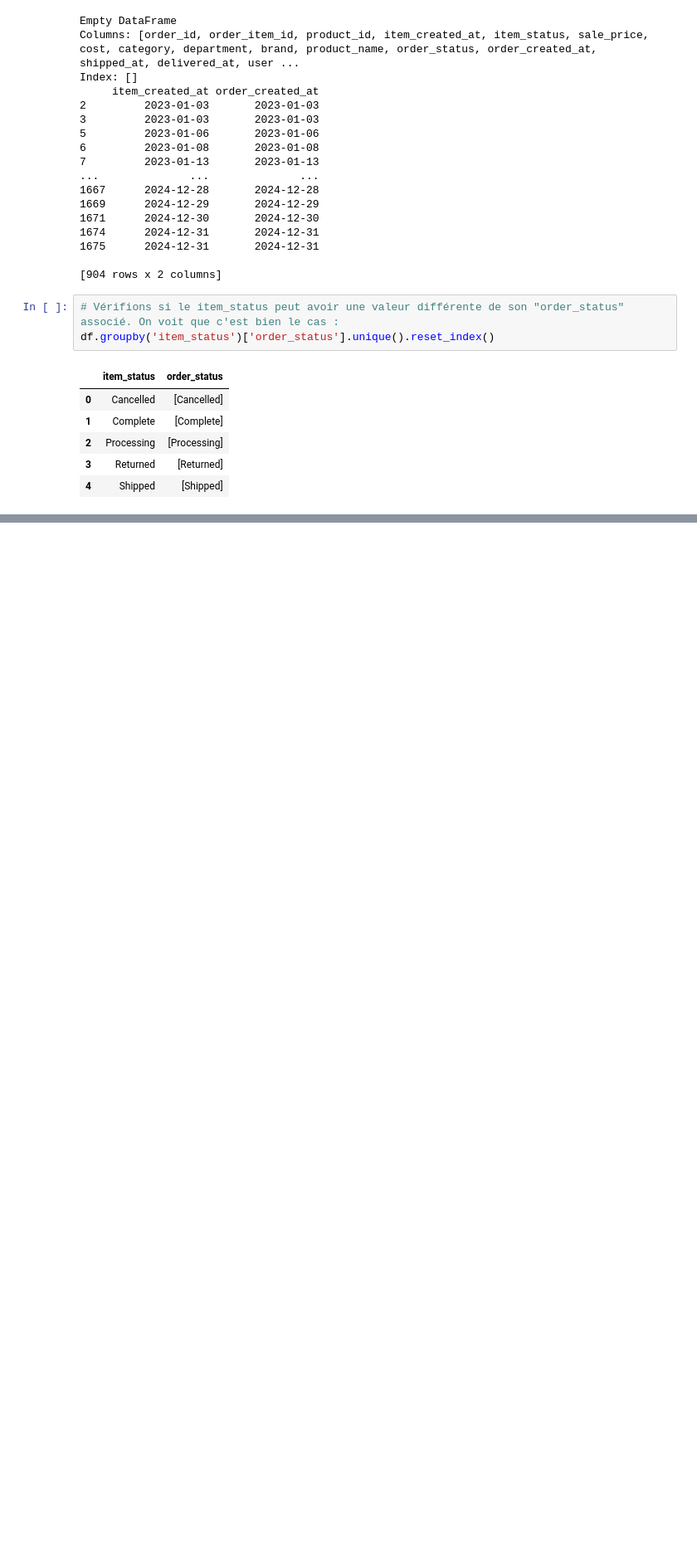
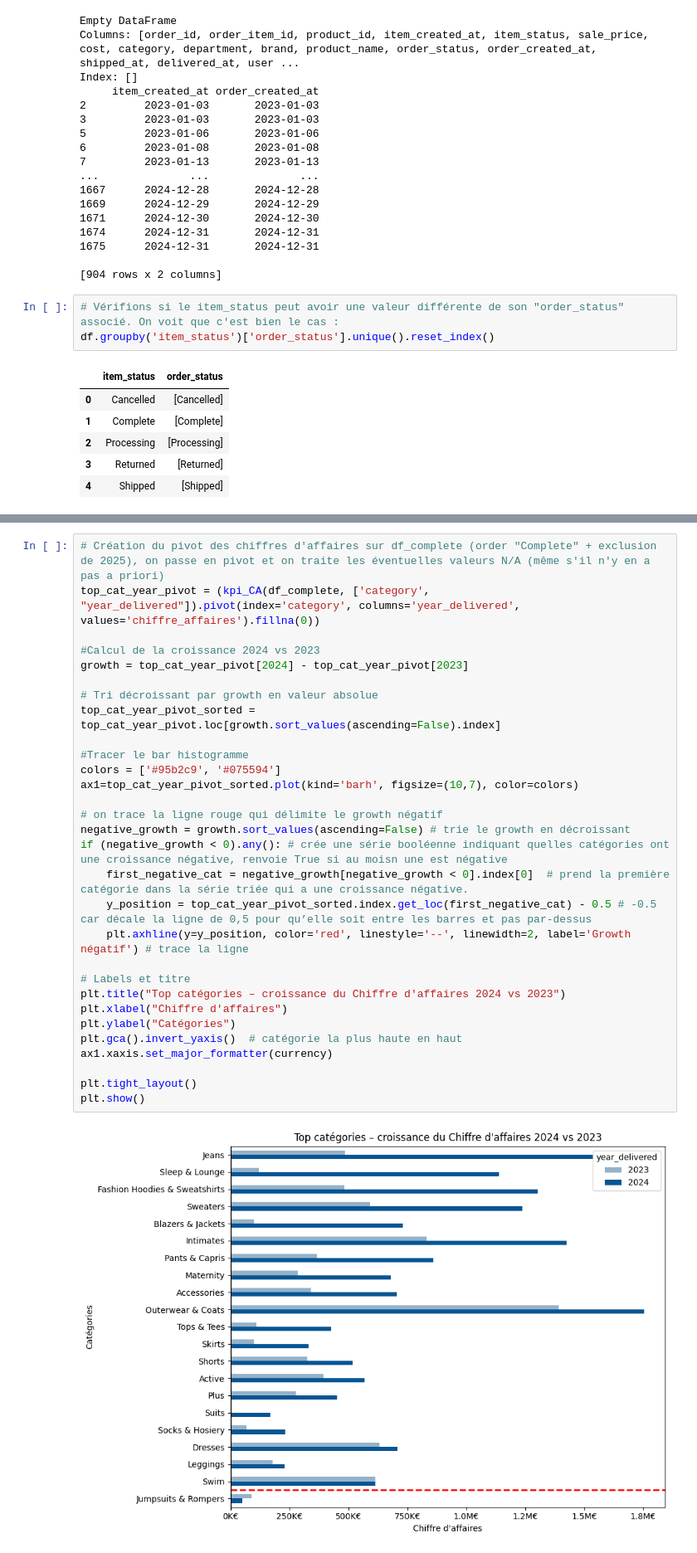
Before and after one commit to CDoliveux/Exam_Datagong_Doliveux, a Jupyter notebook: notebooks/TEST.ipynb, the cells around one changed output, grey strips where cells are left out. Shown at 83% size. Drawn from its saved outputs; the diff is of its cells as text; blank space fills up the shorter version.

```diff
--- a/notebooks/TEST.ipynb
+++ b/notebooks/TEST.ipynb
@@ -330 +610,33 @@ import matplotlib.pyplot as plt
+# %%
+# Création du pivot des chiffres d'affaires sur df_complete (order "Complete" + exclusion de 2025), on passe en pivot et on traite les éventuelles valeurs N/A (même s'il n'y en a pas a priori)
+top_cat_year_pivot = (kpi_CA(df_complete, ['category', "year_delivered"]).pivot(index='category', columns='year_delivered', values='chiffre_affaires').fillna(0))
+
+#Calcul de la croissance 2024 vs 2023
+growth = top_cat_year_pivot[2024] - top_cat_year_pivot[2023]
+
+# Tri décroissant par growth en valeur absolue
+top_cat_year_pivot_sorted = top_cat_year_pivot.loc[growth.sort_values(ascending=False).index]
+
+#Tracer le bar histogramme
+colors = ['#95b2c9', '#075594']
+ax1=top_cat_year_pivot_sorted.plot(kind='barh', figsize=(10,7), color=colors)
+
+# on trace la ligne rouge qui délimite le growth négatif
+negative_growth = growth.sort_values(ascending=False) # trie le growth en décroissant
+if (negative_growth < 0).any(): # crée une série booléenne indiquant quelles catégories ont une croissance négative, renvoie True si au moisn une est négative
+    first_negative_cat = negative_growth[negative_growth < 0].index[0]  # prend la première catégorie dans la série triée qui a une croissance négative.
+    y_position = top_cat_year_pivot_sorted.index.get_loc(first_negative_cat) - 0.5 # -0.5 car décale la ligne de 0,5 pour qu’elle soit entre les barres et pas par-dessus
+    plt.axhline(y=y_position, color='red', linestyle='--', linewidth=2, label='Growth négatif') # trace la ligne
+
+# Labels et titre
+plt.title("Top catégories – croissance du Chiffre d'affaires 2024 vs 2023")
+plt.xlabel("Chiffre d'affaires")
+plt.ylabel("Catégories")
+plt.gca().invert_yaxis()  # catégorie la plus haute en haut
+ax1.xaxis.set_major_formatter(currency)
+
+plt.tight_layout()
+plt.show()
+# %% [output]
+[figure, added]
 # %%
```
Also changed, not shown: parts of 14 cells of this notebook.
